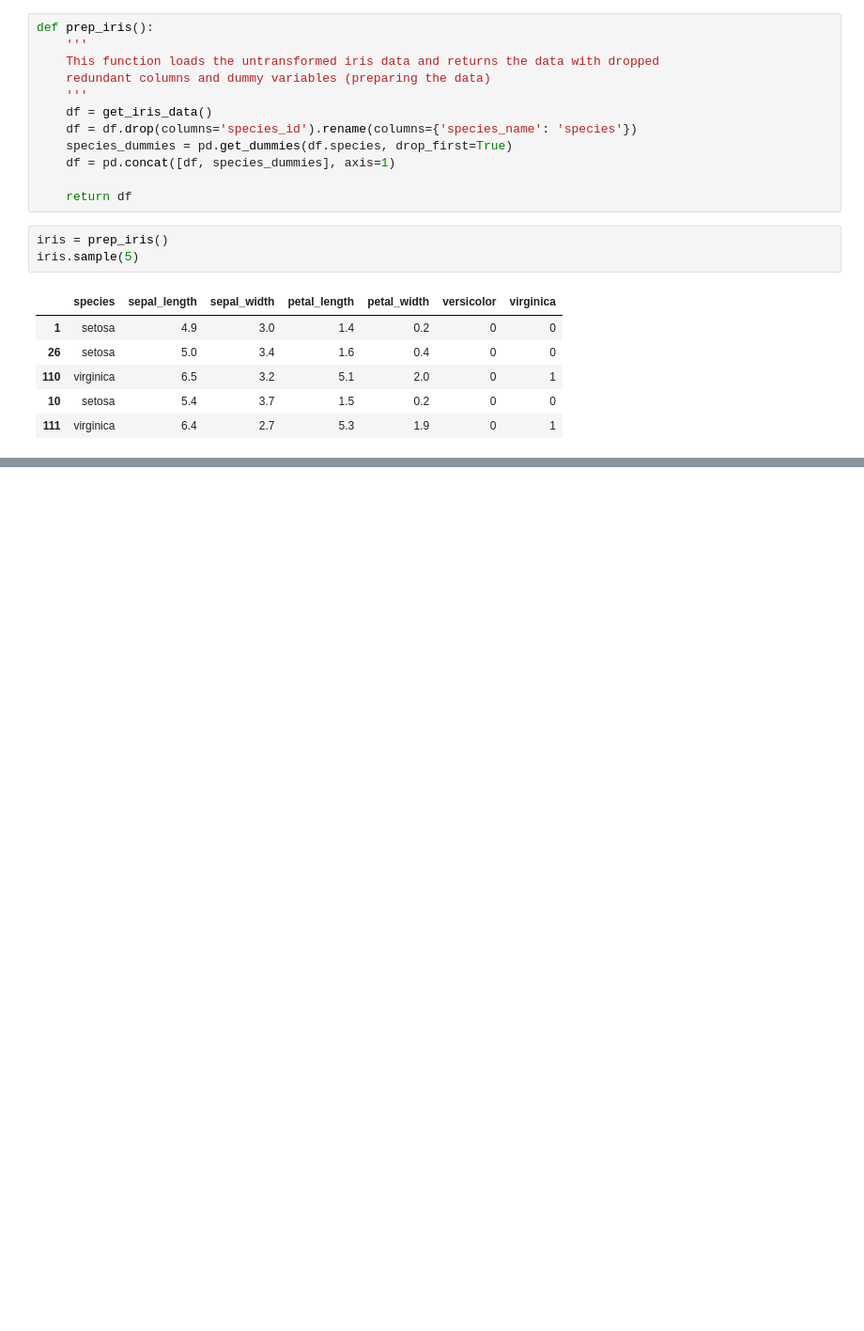
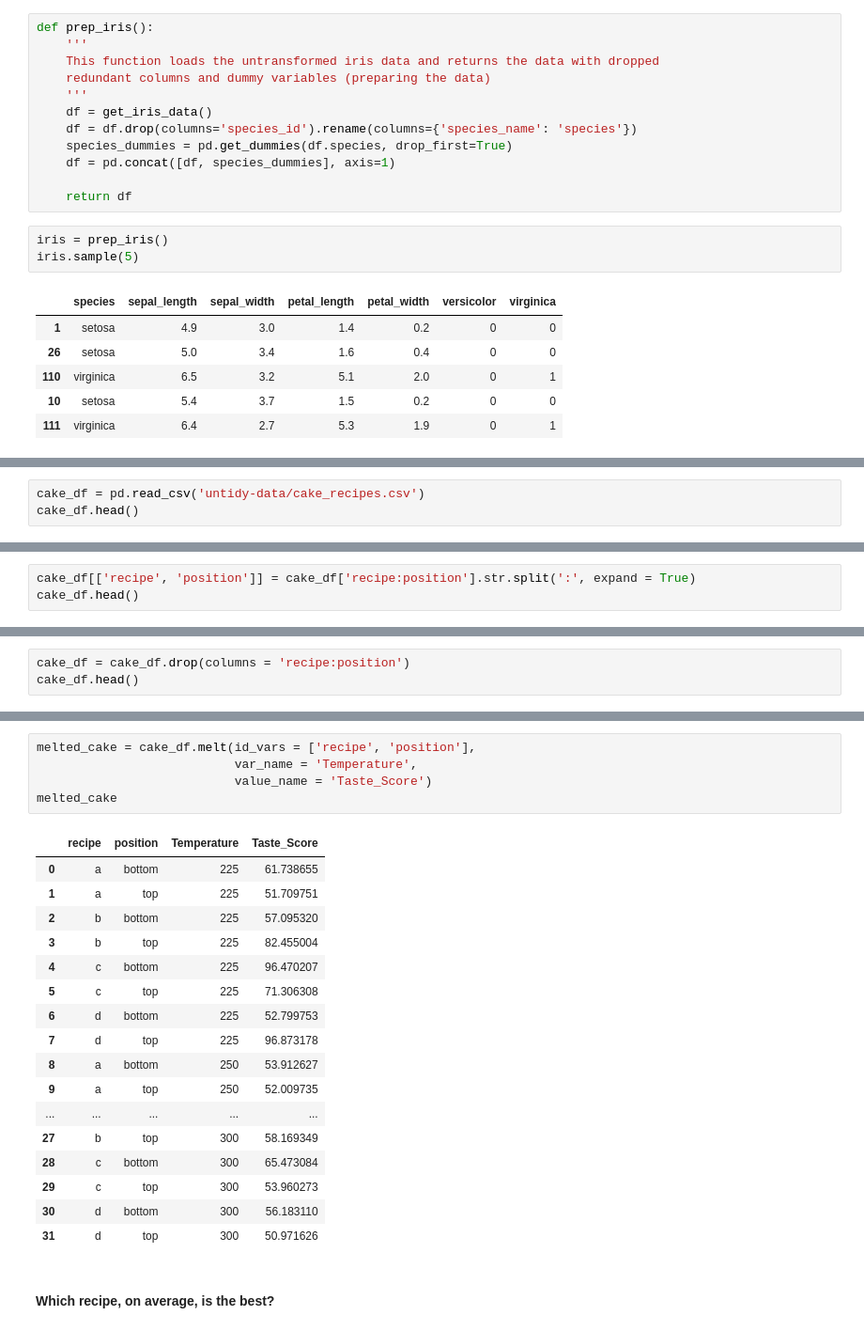
Before and after one commit to ForrestMccrosky/classification-exercises, a Jupyter notebook: classification_exercises.ipynb, the cells around one changed output, grey strips where cells are left out. Shown: that part at 94% size. Drawn from its saved outputs; the diff is of its cells as text; blank space fills up the shorter version.

Commit message:
adding the tidy data exercises to my notebook

```diff
--- a/classification_exercises.ipynb
+++ b/classification_exercises.ipynb
@@ -337,0 +459,3 @@ iris.sample(5)
+# %%
+cake_df = pd.read_csv('untidy-data/cake_recipes.csv')
+cake_df.head()
@@ -337,0 +481,3 @@ iris.sample(5)
+# %%
+cake_df[['recipe', 'position']] = cake_df['recipe:position'].str.split(':', expand = True)
+cake_df.head()
@@ -337,0 +491,3 @@ iris.sample(5)
+# %%
+cake_df = cake_df.drop(columns = 'recipe:position')
+cake_df.head()
@@ -337,0 +501,25 @@ iris.sample(5)
+# %%
+melted_cake = cake_df.melt(id_vars = ['recipe', 'position'],
+                           var_name = 'Temperature',
+                           value_name = 'Taste_Score')
+melted_cake
+# %% [output]
+|  | recipe | position | Temperature | Taste_Score |
+| 0 | a | bottom | 225 | 61.738655 |
+| 1 | a | top | 225 | 51.709751 |
+| 2 | b | bottom | 225 | 57.095320 |
+| 3 | b | top | 225 | 82.455004 |
+| 4 | c | bottom | 225 | 96.470207 |
+| 5 | c | top | 225 | 71.306308 |
+| 6 | d | bottom | 225 | 52.799753 |
+| 7 | d | top | 225 | 96.873178 |
+| 8 | a | bottom | 250 | 53.912627 |
+| 9 | a | top | 250 | 52.009735 |
+| ... | ... | ... | ... | ... |
+| 27 | b | top | 300 | 58.169349 |
+| 28 | c | bottom | 300 | 65.473084 |
+| 29 | c | top | 300 | 53.960273 |
+| 30 | d | bottom | 300 | 56.183110 |
+| 31 | d | top | 300 | 50.971626 |
+# %% [markdown]
+#### Which recipe, on average, is the best?
```
Also changed, not shown: parts of 27 cells of this notebook.
